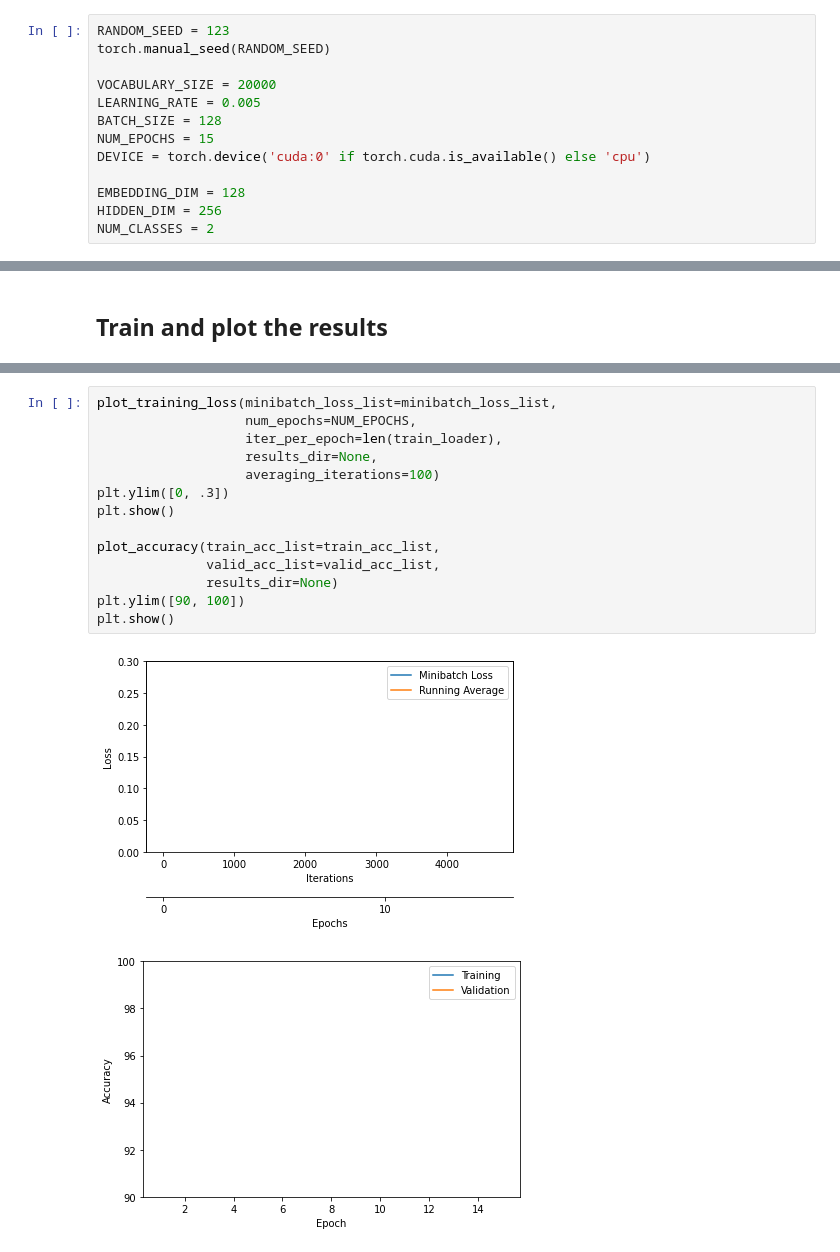
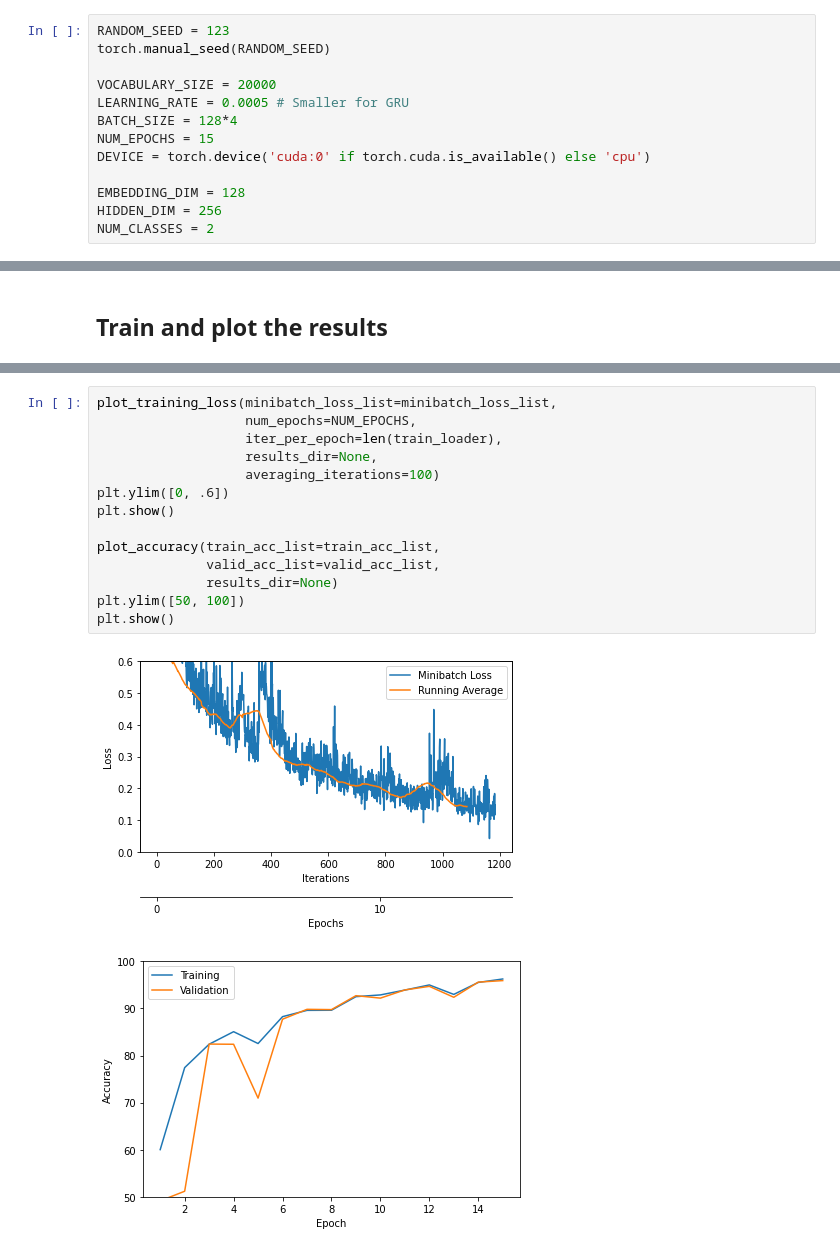
Before and after one commit to andrei-radulescu-banu/stat453-deep-learning-ss21, a Jupyter notebook: L15/packed_gru.ipynb, the cells around one changed output, grey strips where cells are left out. Cells and saved outputs as stored; diff of their text form.

```diff
--- a/L15/packed_gru.ipynb
+++ b/L15/packed_gru.ipynb
@@ -92,8 +84,8 @@ RANDOM_SEED = 123
 torch.manual_seed(RANDOM_SEED)
 
 VOCABULARY_SIZE = 20000
-LEARNING_RATE = 0.005
-BATCH_SIZE = 128
+LEARNING_RATE = 0.0005 # Smaller for GRU
+BATCH_SIZE = 128*4
 NUM_EPOCHS = 15
 DEVICE = torch.device('cuda:0' if torch.cuda.is_available() else 'cpu')
 
@@ -659,20 +672,20 @@ Epoch: 002/015 | Batch 0000/0312 | Loss: 0.2930
 # %%
 plot_training_loss(minibatch_loss_list=minibatch_loss_list,
                    num_epochs=NUM_EPOCHS,
                    iter_per_epoch=len(train_loader),
                    results_dir=None,
                    averaging_iterations=100)
-plt.ylim([0, .3])
+plt.ylim([0, .6])
 plt.show()
 
 plot_accuracy(train_acc_list=train_acc_list,
               valid_acc_list=valid_acc_list,
               results_dir=None)
-plt.ylim([90, 100])
+plt.ylim([50, 100])
 plt.show()
 # %% [output]
-[figure, old version]
+[figure, new version]
-[figure, old version]
+[figure, new version]
 # %%
 def predict_sentiment(model, sentence):
 
```
Also changed, not shown: parts of 13 cells of this notebook.
